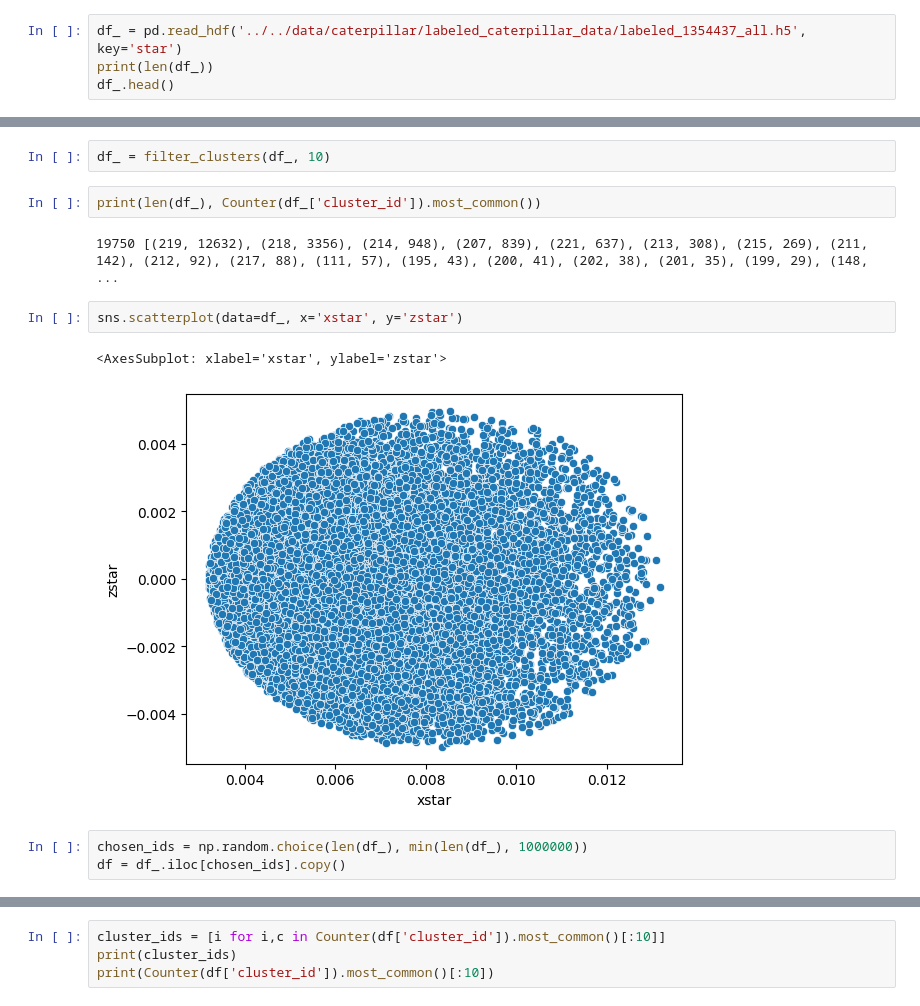
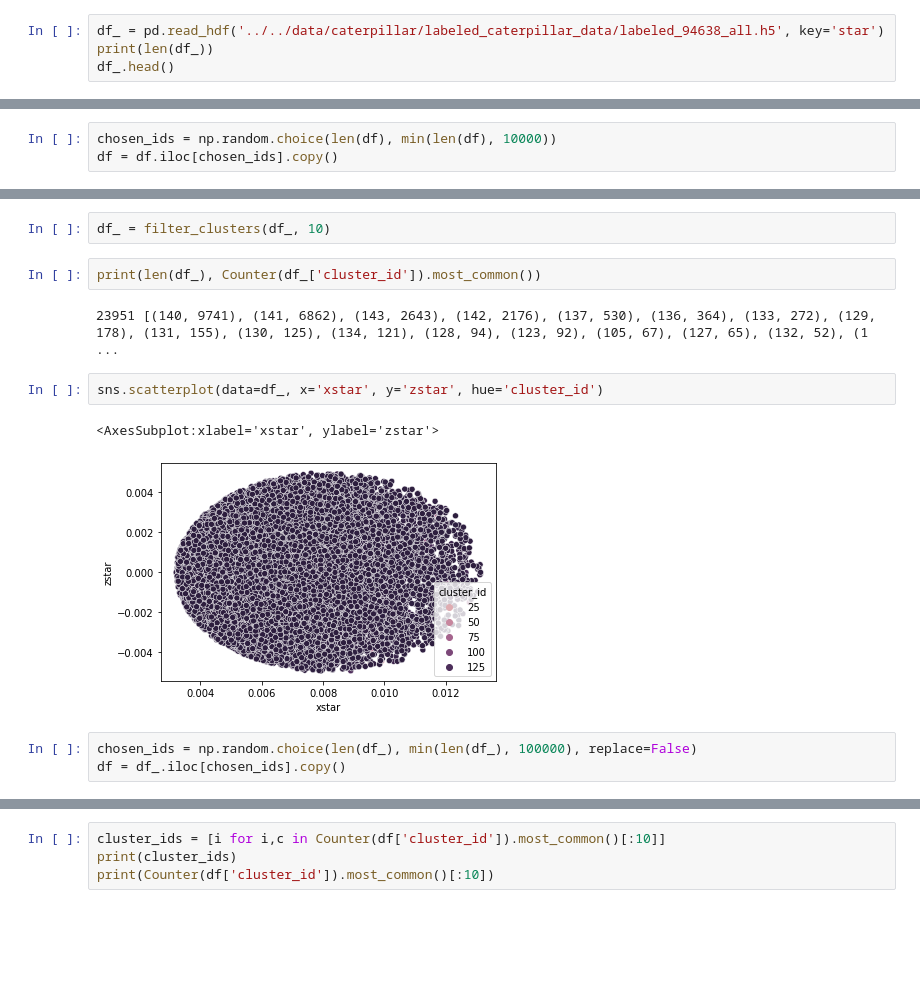
Before and after one commit to michaelyhuang23/Gaia3DR-explore, a Jupyter notebook: notebooks/caterpillar-process/explore-caterpillar.ipynb, the cells around one changed output, grey strips where cells are left out. Drawn from its saved outputs; the diff is of its cells as text; blank space fills up the shorter version.

```diff
--- a/notebooks/caterpillar-process/explore-caterpillar.ipynb
+++ b/notebooks/caterpillar-process/explore-caterpillar.ipynb
@@ -6,7 +6,7 @@ import seaborn as sns
 from collections import Counter
 import plotly.express as px
 # %%
-df_ = pd.read_hdf('../../data/caterpillar/labeled_caterpillar_data/labeled_1354437_all.h5', key='star')
+df_ = pd.read_hdf('../../data/caterpillar/labeled_caterpillar_data/labeled_94638_all.h5', key='star')
 print(len(df_))
 df_.head()
 # %% [output]
@@ -35,6 +35,9 @@ print(df.columns)
 Index(['jzstar', 'jrstar', 'jphistar', 'vstar', 'xstar', 'ystar', 'zstar',
        'idstar', 'estar', 'cluster_id'],
       dtype='object')
+# %%
+chosen_ids = np.random.choice(len(df), min(len(df), 10000))
+df = df.iloc[chosen_ids].copy()
 # %%
 sns.scatterplot(data=df, x='xstar', y='ystar',hue='cluster_id')
 # %% [output]
@@ -64,14 +67,14 @@ df_ = filter_clusters(df_, 10)
 # %%
 print(len(df_), Counter(df_['cluster_id']).most_common())
 # %% [output]
-19750 [(219, 12632), (218, 3356), (214, 948), (207, 839), (221, 637), (213, 308), (215, 269), (211, 142), (212, 92), (217, 88), (111, 57), (195, 43), (200, 41), (202, 38), (201, 35), (199, 29), (148,  ...
+23951 [(140, 9741), (141, 6862), (143, 2643), (142, 2176), (137, 530), (136, 364), (133, 272), (129, 178), (131, 155), (130, 125), (134, 121), (128, 94), (123, 92), (105, 67), (127, 65), (132, 52), (1 ...
 # %%
-sns.scatterplot(data=df_, x='xstar', y='zstar')
+sns.scatterplot(data=df_, x='xstar', y='zstar', hue='cluster_id')
 # %% [output]
-<AxesSubplot: xlabel='xstar', ylabel='zstar'>
+<AxesSubplot:xlabel='xstar', ylabel='zstar'>
-[figure, old version]
+[figure, new version]
 # %%
-chosen_ids = np.random.choice(len(df_), min(len(df_), 1000000))
+chosen_ids = np.random.choice(len(df_), min(len(df_), 100000), replace=False)
 df = df_.iloc[chosen_ids].copy()
 # %%
 df['cluster_id_name'] = [f'cluster {i}' for i in df['cluster_id']]
```
Also changed, not shown: parts of 7 cells of this notebook, 10 other files.
